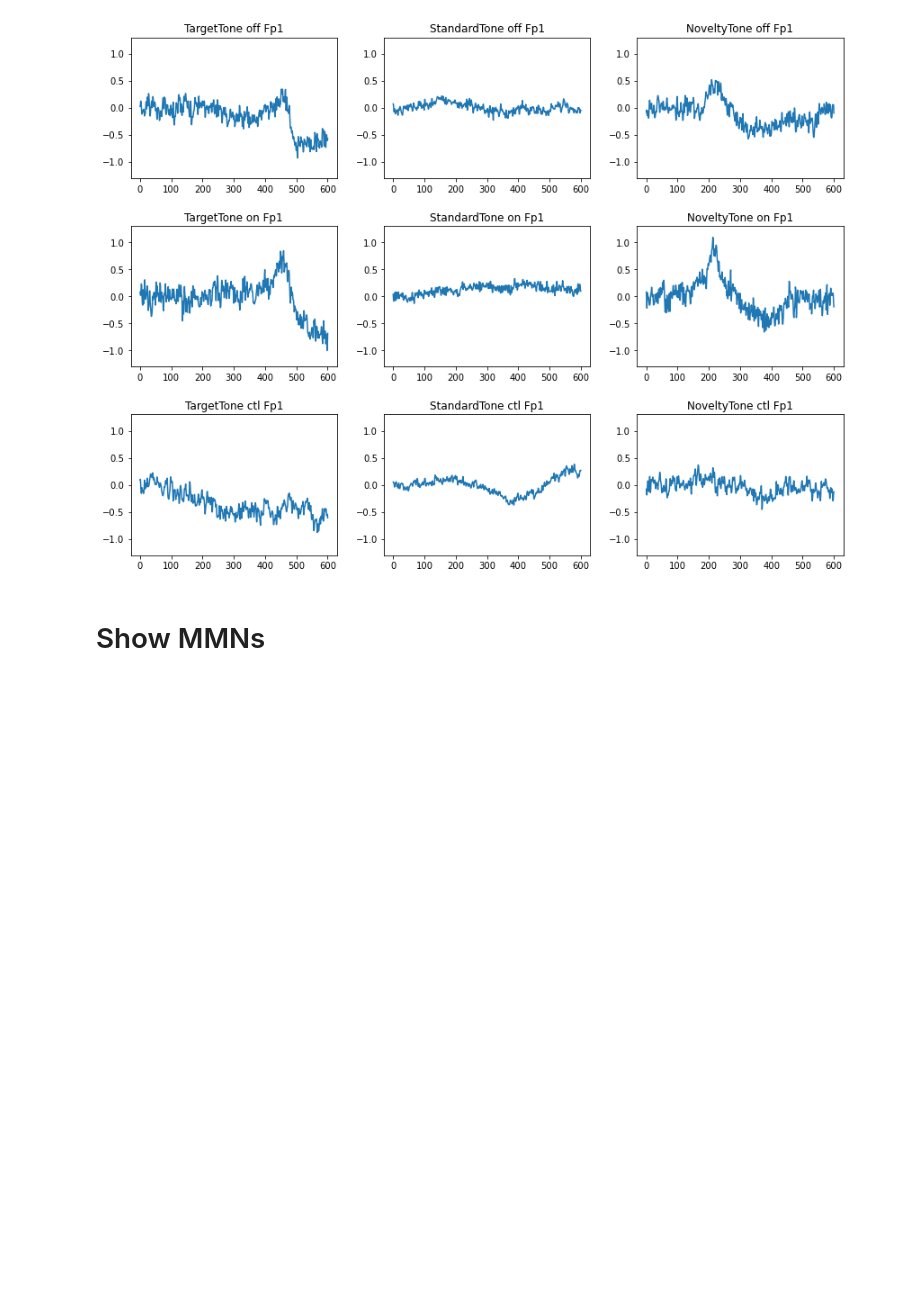
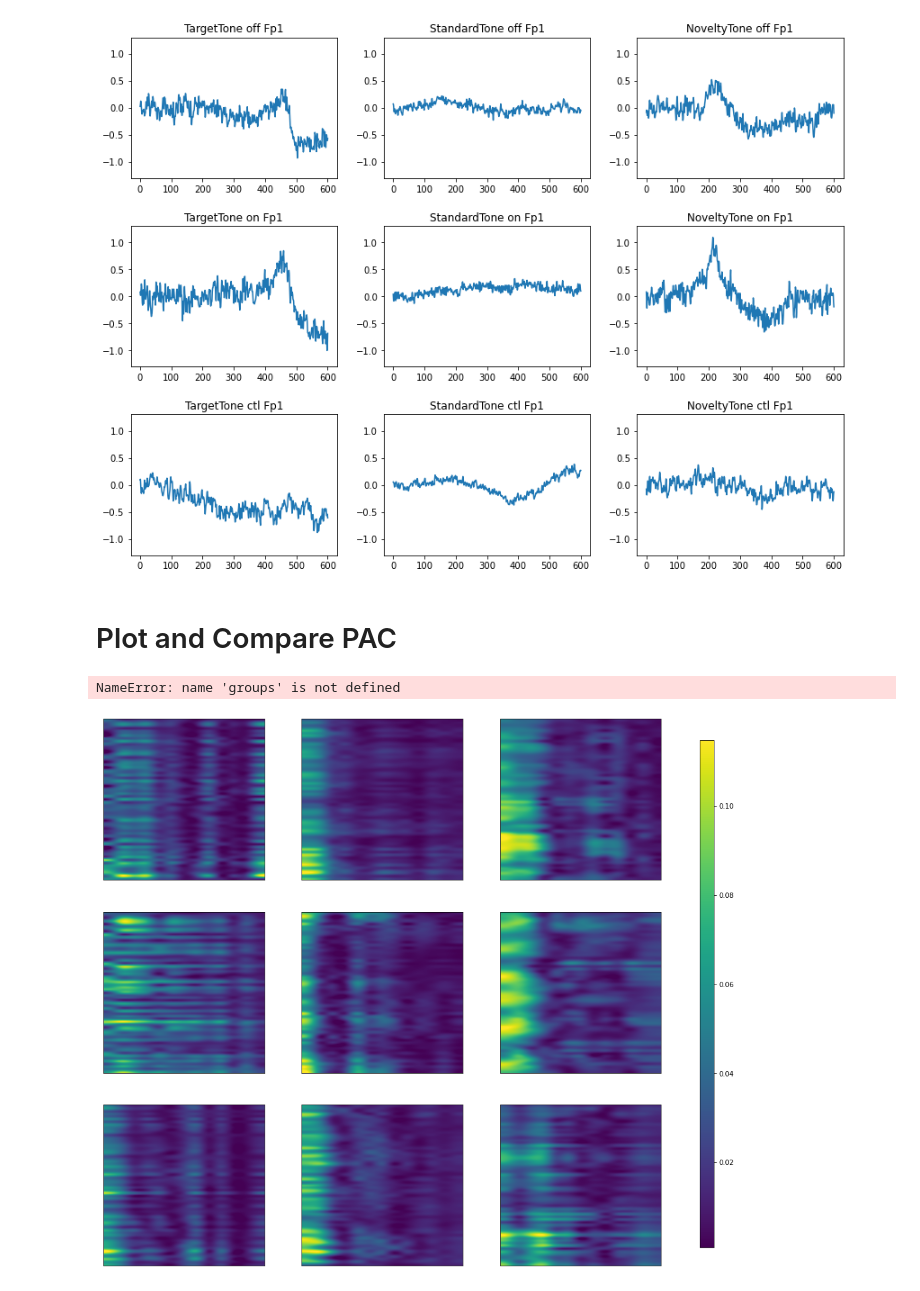
Before and after one commit to AIRLab-Sharif/Parkinson-PAC, a Jupyter notebook: python/check_pipline_on_subject.ipynb, the cells around one changed output. Cells and saved outputs as stored; diff of their text form; code cells hidden in the pictures; blank space fills up the shorter version.

```diff
--- a/python/check_pipline_on_subject.ipynb
+++ b/python/check_pipline_on_subject.ipynb
@@ -153,5 +155,70 @@ ax[2,2].set_ylim([-range,range])
 fig.tight_layout(pad=2.0)
 # %% [output]
 [figure]
-# %% [markdown]
-# Show MMNs
+# %% [markdown]
+# Plot and Compare PAC
+# %%
+# Parameters
+gamma = [20, 80]
+beta  = [ 4, 16]
+
+def plot_pac(pac, high_freq=gamma, low_freq=beta, ax=None, **kwargs):
+    if ax is None:
+        fig = plt.figure(figsize=(7, 15))
+        ax = fig.subplots()
+
+    im = ax.imshow((pac), origin='lower', interpolation='spline36', #'nearest',
+                   extent=low_freq+high_freq,
+#                    aspect='auto', )
+                   aspect=np.diff(low_freq)/np.diff(high_freq), **kwargs)
+
+    if ax is None:
+        plt.show()
+
+    return im
+# To run on server we should remove the path given to the following functions
+tasks_df = sp.create_tasks_df('D:\Master sharif\MasterProject\data\parkinsons-oddball')
+
+temp = tasks_df['pd_drug_type']
+
+off_medication = temp[temp==0].index[0]
+on_medication = temp[temp==1].index[0]
+ctl = temp[temp==2].index[0]
+
+dict_erp = {}
+_,_,dict_erp[0], dict_erp[1], dict_erp[2] = mmn_sub_calculation(tasks_df.iloc[off_medication])
+
+_,_,dict_erp[3], dict_erp[4], dict_erp[5] = mmn_sub_calculation(tasks_df.iloc[on_medication])
+
+_,_,dict_erp[6], dict_erp[7], dict_erp[8] = mmn_sub_calculation(tasks_df.iloc[ctl])
+
+channel_name = 'Fp1'
+dict_pac_dist = {}
+for i in np.arange(9):
+    temp = pac.rid_rihaczek(dict_erp[i][channel_name],500)
+    dict_pac_dist[i] = pac.tfMVL_tfd2_2d(temp,temp,gamma,beta)
+
+fig, axs = plt.subplots(3, 3, sharex=True, sharey=True, figsize=(15, 15))
+#     vmin, vmax = get_percent(np.log(mvl_2ds[:, :, :, ch].mean(axis=1)), 0.83)
+counter = 0
+for i, j in itertools.product(np.arange(3), np.arange(3)):
+    im = plot_pac(dict_pac_dist[counter], ax=axs[i, j],)
+#                       vmin=vmin, vmax=vmax)
+    axs[i, j].xaxis.set_visible(False)
+    axs[i, j].yaxis.set_visible(False)
+    counter = counter + 1
+    # fig.colorbar(im, ax=axs.ravel().tolist(), location='right', shrink=0.95)
+cbar_ax = fig.add_axes([0.95, 0.15, 0.02, 0.7])
+fig.colorbar(im, cax=cbar_ax)
+# cbar = fig.colorbar(ims[i][j], ax=axs.ra//vel().tolist(), shrink=0.95)
+groups = ['']
+for i in np.arange(3):
+    axs[i, 0].set_ylabel(groups[i])
+    axs[0, i].set_title(event_types[i])
+
+    axs[-1, i].xaxis.set_visible(True)
+    axs[i, 0].yaxis.set_visible(True)
+fig.suptitle(f'{channels[ch]}', fontsize=16)
+# %% [output]
+NameError: name 'groups' is not defined
+[figure, added]
```
Also changed, not shown: parts of 3 cells of this notebook, 2 other files.
